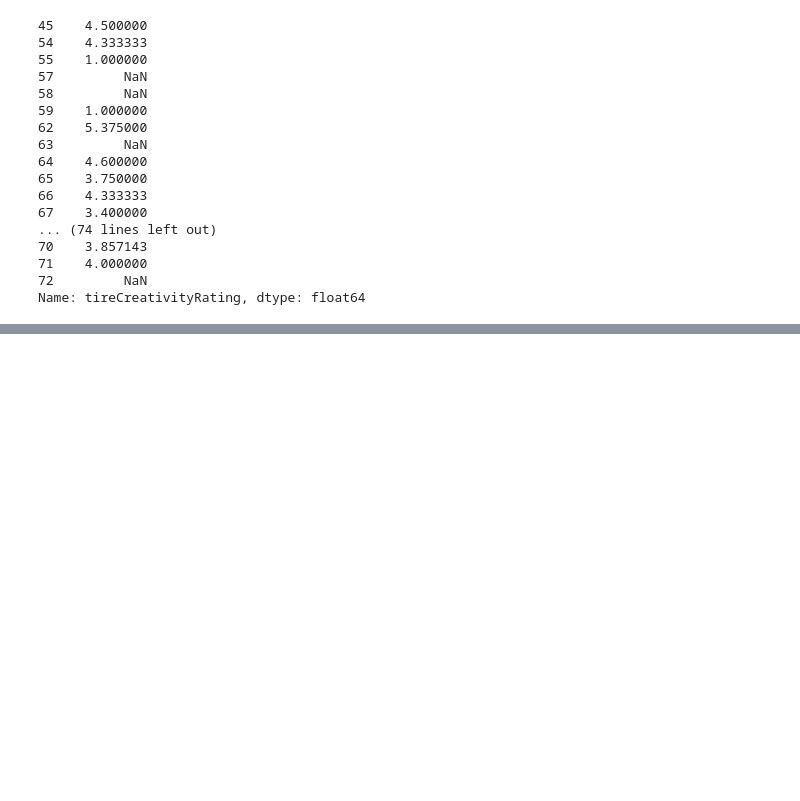
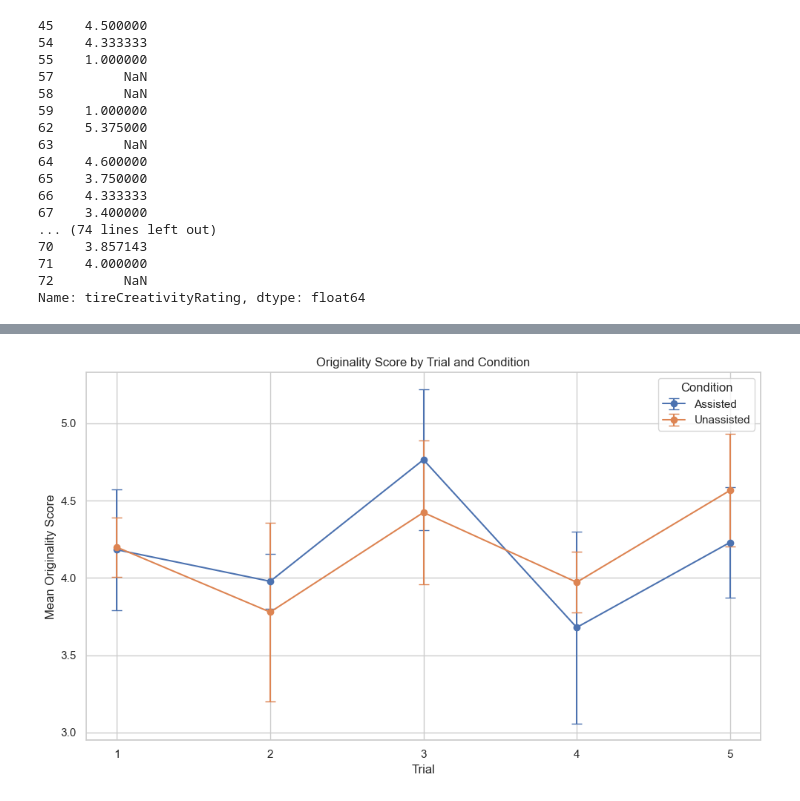
Before and after one commit to sachinallums/divergent-association-task, a Jupyter notebook: honors-analysis-notebook.ipynb, the cells around one changed output, grey strips where cells are left out. Drawn from its saved outputs; the diff is of its cells as text; code cells hidden in the pictures; blank space fills up the shorter version.

```diff
--- a/honors-analysis-notebook.ipynb
+++ b/honors-analysis-notebook.ipynb
@@ -757,3 +713,13 @@ print(data['tireCreativityRating'])
 71    4.000000
 72         NaN
 Name: tireCreativityRating, dtype: float64
+# %%
+# Define a function to get the creativity rating for a specific item column
+def get_creativity_rating(row, item_col):
+    item = row[item_col]
+    rating_col = f"{item}CreativityRating"
+    return row.get(rating_col, None)
+
+# Apply this function for Item1 to Item5
+for i in range(1, 6):
+    data[f"AUTOriginality{i}"] = data.apply(lambda row: get_creativity_rating(row, f"Item{i}"), axis=1)
@@ -759,0 +750,55 @@ Name: tireCreativityRating, dtype: float64
+# %%
+# First, define the mapping
+def map_combined_condition(cond):
+    if cond in ['Assisted-First', 'Fully Assisted']:
+        return 'Assisted'
+    else:
+        return 'Unassisted'
+
+# Apply the mapping
+data['CombinedCondition'] = data['AssignedCondition'].map(map_combined_condition)
+
+# Melt the data to long format for easier plotting
+melted = data.melt(
+    id_vars='CombinedCondition',
+    value_vars=[f'AUTOriginality{i}' for i in range(1, 6)],
+    var_name='Trial',
+    value_name='OriginalityScore'
+)
+
+# Aggregate: compute mean and standard error
+summary = (
+    melted
+    .groupby(['CombinedCondition', 'Trial'])
+    .agg(mean_score=('OriginalityScore', 'mean'),
+         sem_score=('OriginalityScore', lambda x: np.std(x, ddof=1) / np.sqrt(len(x))))
+    .reset_index()
+)
+
+# Convert 'AUTOriginality1' to 1, 'AUTOriginality2' to 2, etc.
+summary['Trial'] = summary['Trial'].str.extract(r'(\d)').astype(int)
+
+# Plot
+plt.figure(figsize=(10, 6))
+for condition in summary['CombinedCondition'].unique():
+    subset = summary[summary['CombinedCondition'] == condition]
+    plt.errorbar(
+        subset['Trial'],
+        subset['mean_score'],
+        yerr=subset['sem_score'],
+        label=condition,
+        marker='o',
+        capsize=5
+    )
+
+plt.title('Originality Score by Trial and Condition')
+plt.xlabel('Trial')
+plt.ylabel('Mean Originality Score')
+plt.xticks([1, 2, 3, 4, 5])  # Set custom x-axis ticks
+plt.legend(title='Condition')
+plt.grid(True)
+plt.tight_layout()
+plt.savefig("plot-images/originality_aut_over_time_combined_condition.png", dpi=300, bbox_inches='tight')
+plt.show()
+# %% [output]
+[figure, added]
```
Also changed, not shown: parts of 12 cells of this notebook.
